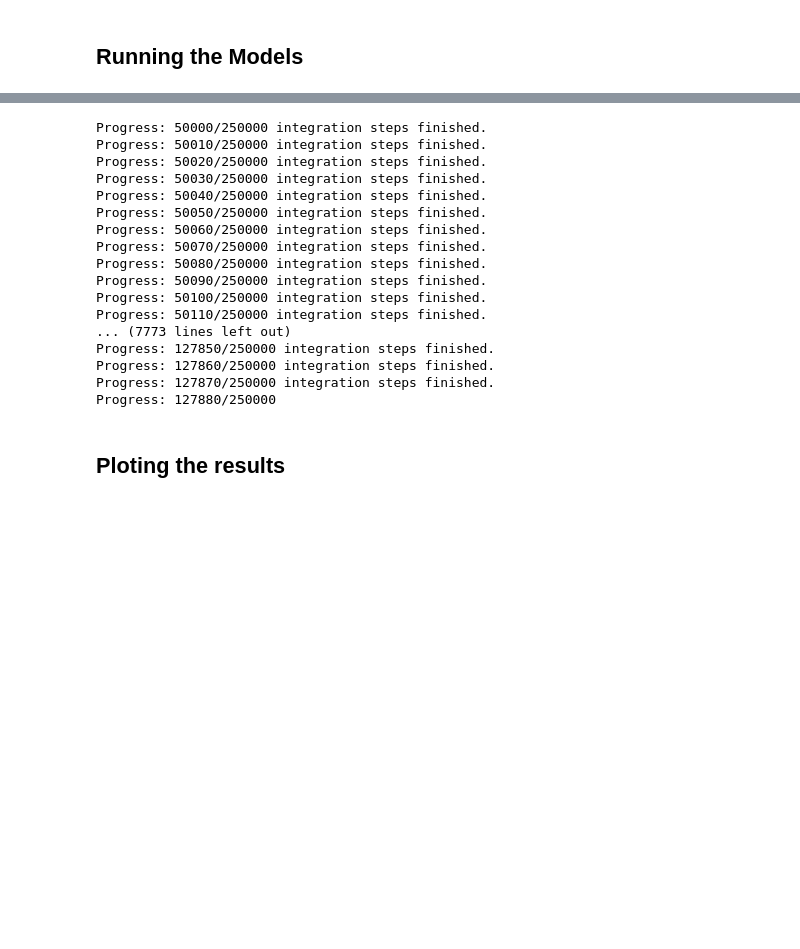
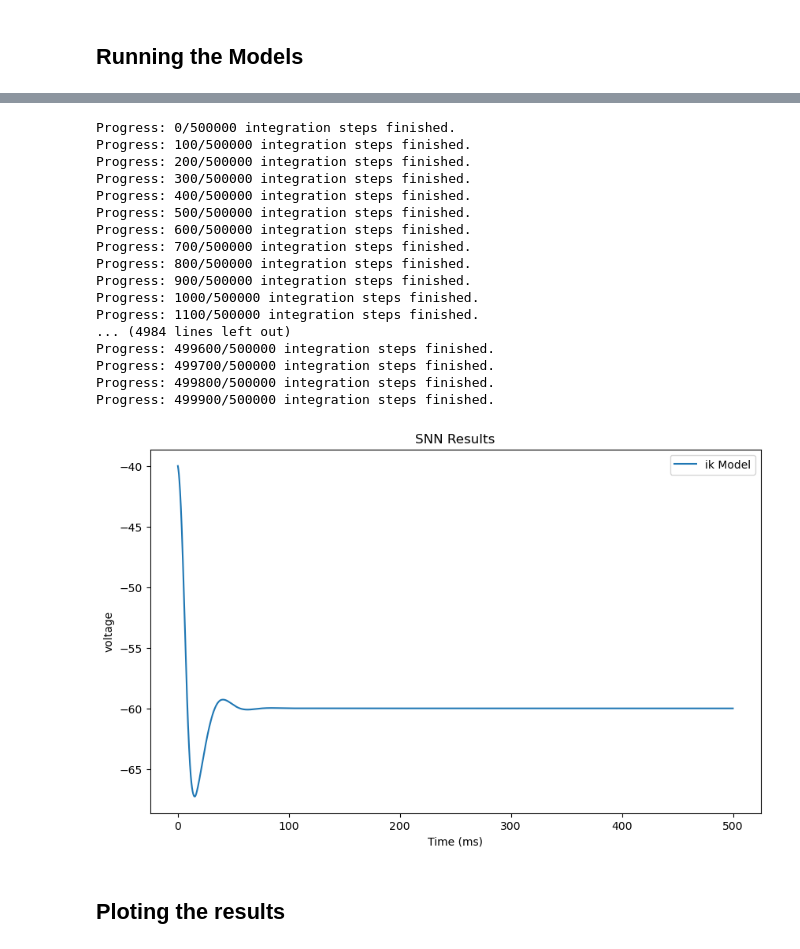
Before and after one commit to d-mihaila/AdEx-heterogeneiety-in-Balanced-Networks, a Jupyter notebook: adex_vs_ik_SNNs.ipynb, the cells around one changed output, grey strips where cells are left out. Drawn from its saved outputs; the diff is of its cells as text; code cells hidden in the pictures; blank space fills up the shorter version.

```diff
--- a/adex_vs_ik_SNNs.ipynb
+++ b/adex_vs_ik_SNNs.ipynb
@@ -101,29 +150,29 @@ node_vars_ik = {"C": C, "k": k, "v_r": v_r, "v_theta": thetas, "eta": eta, "tau_
 
 # initialize model
 net = Network(dt=dt, device="cpu")  # we need to change all the node vars etc for the adex model
-net.add_diffeq_node("snn", "/Users/utilizator/Desktop/gast_paper/config/ik_snn/rs", weights=W, source_var="s", target_var="s_in",
+net.add_diffeq_node("snn", "/Users/utilizator/Desktop/THESIS CODE/gast_paper/config/ik_snn/rs", weights=W, source_var="s", target_var="s_in",
                     input_var="I_ext", output_var="s", spike_var="spike", reset_var="v", to_file=False,
                     node_vars=node_vars_ik.copy(), op="rs_op", spike_reset=v_reset, spike_threshold=v_spike,
-                    verbose=False, clear=True, device="cuda:0")
+                    verbose=False, clear=True)
 
 # perform simulation
-obs = net.run(inputs=inp, sampling_steps=int(dts/dt), record_output=True, verbose=True, cutoff=int(cutoff/dt))
+obs = net.run(inputs=inp, sampling_steps=int(dts/dt), record_output=True, verbose=True)
 res_snn_ik = obs.to_dataframe("out")
 # %% [output]
-Progress: 50000/250000 integration steps finished.
-Progress: 50010/250000 integration steps finished.
-Progress: 50020/250000 integration steps finished.
-Progress: 50030/250000 integration steps finished.
-Progress: 50040/250000 integration steps finished.
-Progress: 50050/250000 integration steps finished.
-Progress: 50060/250000 integration steps finished.
-Progress: 50070/250000 integration steps finished.
-Progress: 50080/250000 integration steps finished.
-Progress: 50090/250000 integration steps finished.
-Progress: 50100/250000 integration steps finished.
-Progress: 50110/250000 integration steps finished.
-... (7773 lines left out)
-Progress: 127850/250000 integration steps finished.
-Progress: 127860/250000 integration steps finished.
-Progress: 127870/250000 integration steps finished.
-Progress: 127880/250000
+Progress: 0/500000 integration steps finished.
+Progress: 100/500000 integration steps finished.
+Progress: 200/500000 integration steps finished.
+Progress: 300/500000 integration steps finished.
+Progress: 400/500000 integration steps finished.
+Progress: 500/500000 integration steps finished.
+Progress: 600/500000 integration steps finished.
+Progress: 700/500000 integration steps finished.
+Progress: 800/500000 integration steps finished.
+Progress: 900/500000 integration steps finished.
+Progress: 1000/500000 integration steps finished.
+Progress: 1100/500000 integration steps finished.
+... (4984 lines left out)
+Progress: 499600/500000 integration steps finished.
+Progress: 499700/500000 integration steps finished.
+Progress: 499800/500000 integration steps finished.
+Progress: 499900/500000 integration steps finished.
@@ -129,0 +187,10 @@ Progress: 127880/250000
+# %%
+plt.figure(figsize=(10, 6))
+plt.plot(t, res_snn_ik[43], label='ik Model')
+plt.xlabel('Time (ms)')
+plt.ylabel('rate')
+plt.title('SNN Results')
+plt.legend()
+plt.show()
+# %% [output]
+[figure, added]
```
Also changed, not shown: parts of 12 cells of this notebook, 1 other file.
